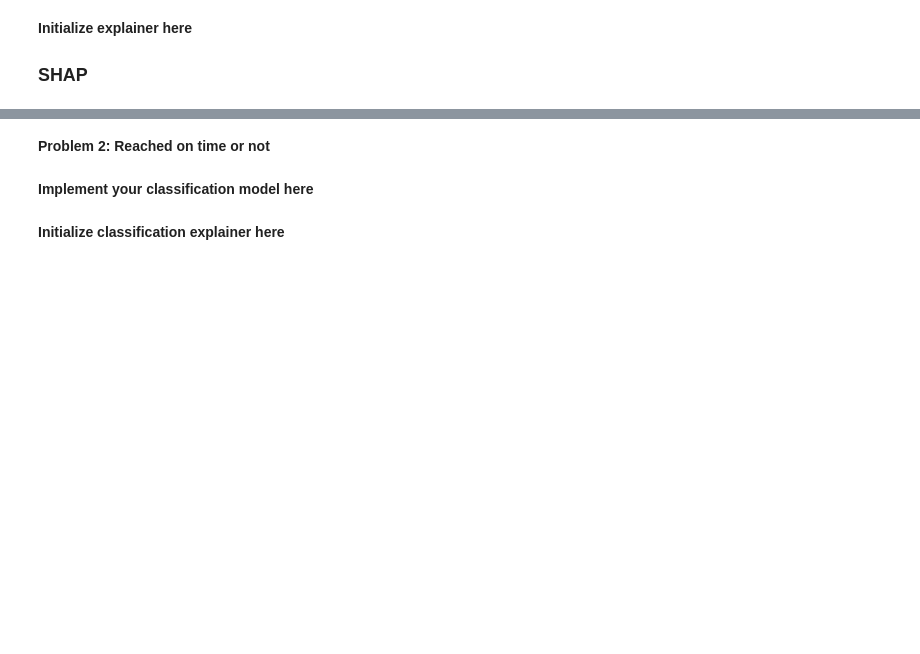
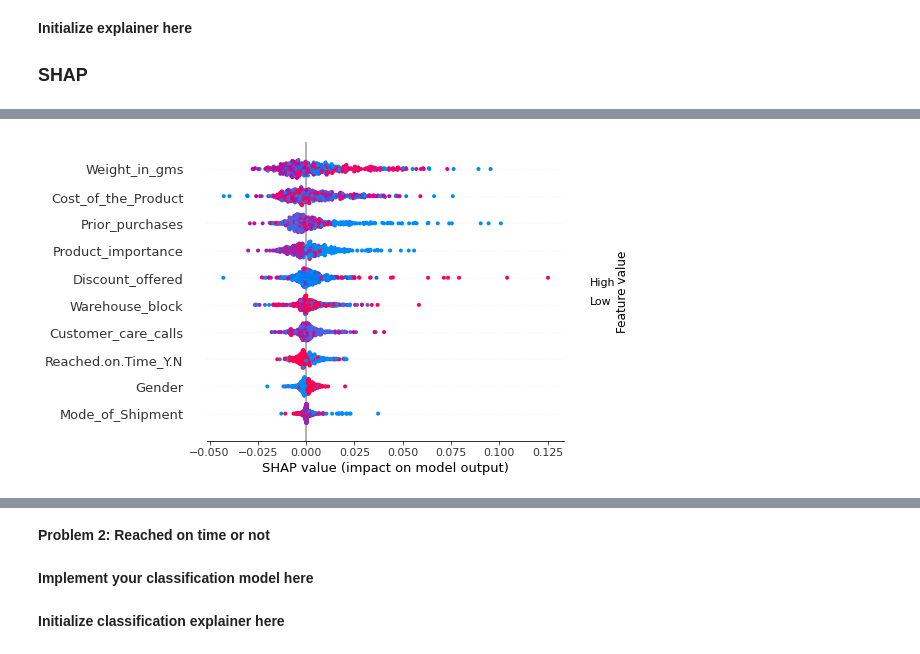
Before and after one commit to simonjisu/XAI2022Spring, a Jupyter notebook: notebooks/xai_assignment-student.ipynb, the cells around one changed output, grey strips where cells are left out. Drawn from its saved outputs; the diff is of its cells as text; code cells hidden in the pictures; blank space fills up the shorter version.

```diff
--- a/notebooks/xai_assignment-student.ipynb
+++ b/notebooks/xai_assignment-student.ipynb
@@ -124,7 +131,7 @@ rating_data = rating_data.sample(frac=1)
 # %%
-rating_data_y = rating_data.iloc[:,2]
-rating_data_X = rating_data.drop(['Customer_rating', 'ID'], axis=1)
+# rating_data_y = rating_data.iloc[:,2]
+# rating_data_X = rating_data.drop(['Customer_rating', 'ID'], axis=1)
 
-rating_dict = {v: k for k, v in dict(enumerate(sorted(rating_data_y.unique()))).items()}
-rating_data_y = rating_data_y.map(rating_dict)
+# rating_dict = {v: k for k, v in dict(enumerate(sorted(rating_data_y.unique()))).items()}
+# rating_data_y = rating_data_y.map(rating_dict)
 # %%
@@ -407,0 +400,6 @@ shap_values[0].shape
+# %%
+label = 0
+idx = (rt_y_test == label).values
+shap.summary_plot(shap_values[label][idx], rt_X_test.loc[idx])
+# %% [output]
+[figure, added]
```
Also changed, not shown: parts of 42 cells of this notebook.
